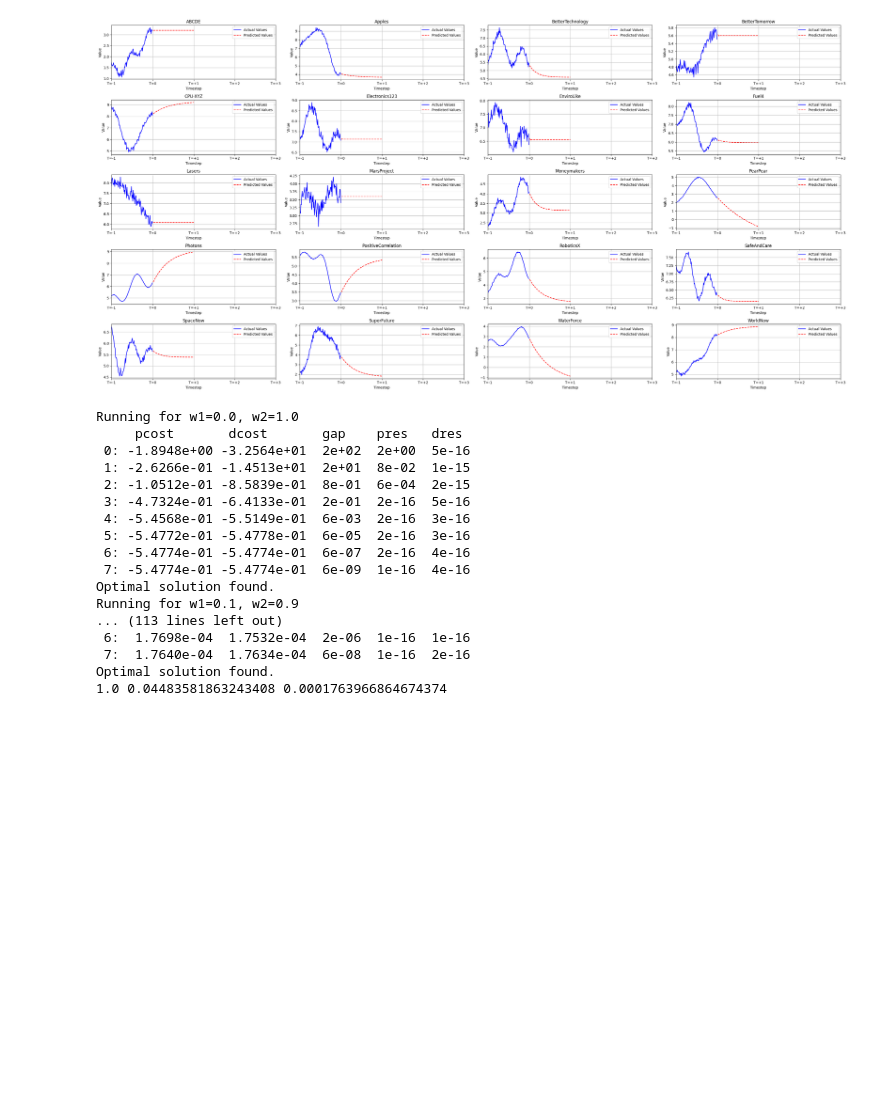
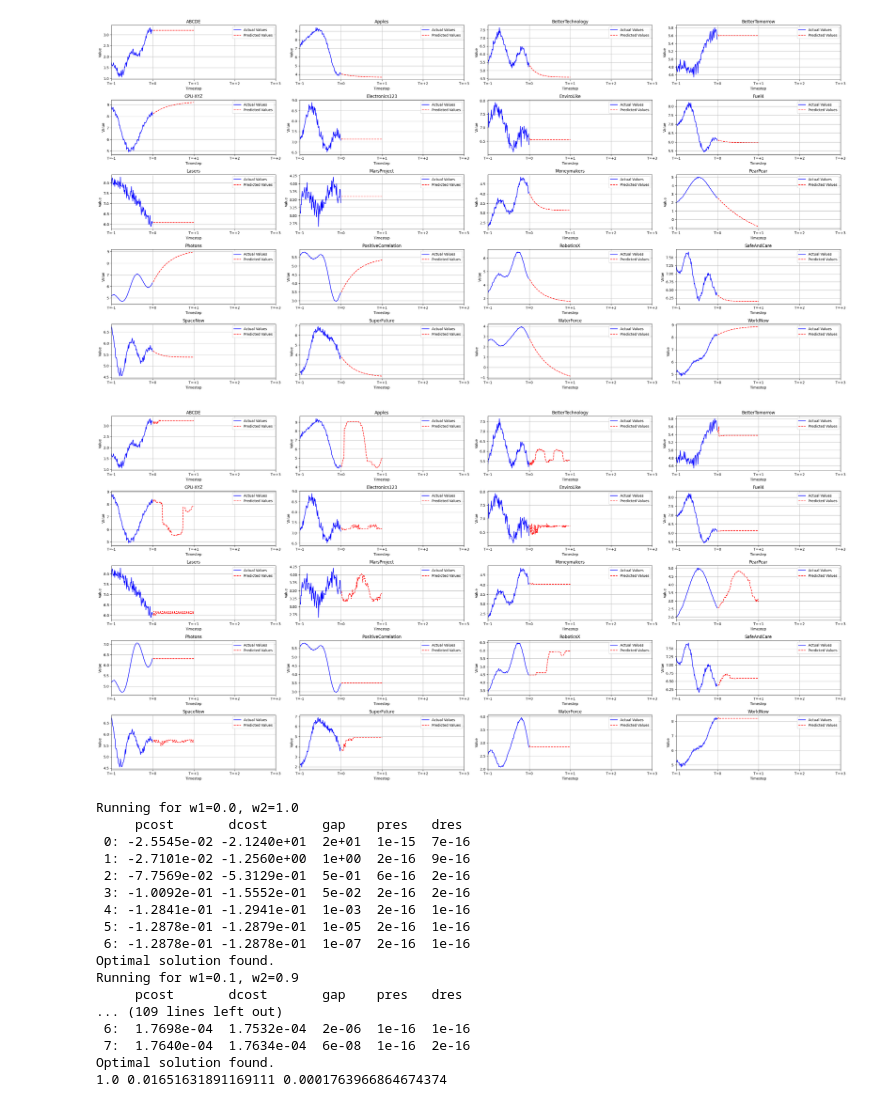
Before and after one commit to MatTheTab/MOO, a Jupyter notebook: Script1.ipynb, the cells around one changed output. Saved outputs shown, nothing was run; the diff lists cells and outputs as text; code cells hidden in the pictures; blank space fills up the shorter version.

```diff
--- a/Script1.ipynb
+++ b/Script1.ipynb
@@ -208,6 +208,14 @@ predictions = RMC.predict_arima()
 RMC.plot_predictions(val_range=201, predictions=predictions, figsize=(30, 15))
 # %% [output]
 [figure]
+# %%
+RMC = RegressionModelsCombined(data, window_size=50)
+RMC.create_X_y_windows()
+RMC.train_xgboost()
+predictions = RMC.predict_xgboost()
+RMC.plot_predictions(val_range=201, predictions=predictions, figsize=(30, 15))
+# %% [output]
+[figure, added]
 # %%
 risks = RMC.get_covariance_matrix()
 solver = Solver(data, predictions, risks)
@@ -216,21 +224,21 @@ solutions = solver.solve_wsm()
 # %% [output]
 Running for w1=0.0, w2=1.0
      pcost       dcost       gap    pres   dres
- 0: -1.8948e+00 -3.2564e+01  2e+02  2e+00  5e-16
- 1: -2.6266e-01 -1.4513e+01  2e+01  8e-02  1e-15
- 2: -1.0512e-01 -8.5839e-01  8e-01  6e-04  2e-15
- 3: -4.7324e-01 -6.4133e-01  2e-01  2e-16  5e-16
- 4: -5.4568e-01 -5.5149e-01  6e-03  2e-16  3e-16
- 5: -5.4772e-01 -5.4778e-01  6e-05  2e-16  3e-16
- 6: -5.4774e-01 -5.4774e-01  6e-07  2e-16  4e-16
- 7: -5.4774e-01 -5.4774e-01  6e-09  1e-16  4e-16
+ 0: -2.5545e-02 -2.1240e+01  2e+01  1e-15  7e-16
+ 1: -2.7101e-02 -1.2560e+00  1e+00  2e-16  9e-16
+ 2: -7.7569e-02 -5.3129e-01  5e-01  6e-16  2e-16
+ 3: -1.0092e-01 -1.5552e-01  5e-02  2e-16  2e-16
+ 4: -1.2841e-01 -1.2941e-01  1e-03  2e-16  1e-16
+ 5: -1.2878e-01 -1.2879e-01  1e-05  2e-16  1e-16
+ 6: -1.2878e-01 -1.2878e-01  1e-07  2e-16  1e-16
 Optimal solution found.
 Running for w1=0.1, w2=0.9
-... (113 lines left out)
+     pcost       dcost       gap    pres   dres
+... (109 lines left out)
  6:  1.7698e-04  1.7532e-04  2e-06  1e-16  1e-16
  7:  1.7640e-04  1.7634e-04  6e-08  1e-16  2e-16
 Optimal solution found.
-1.0 0.04483581863243408 0.0001763966864674374
+1.0 0.01651631891169111 0.0001763966864674374
 # %%
 solver.plot_sampled_decision_variables(20, 0.2)
 # %% [output]
```
Also changed, not shown: parts of 3 cells of this notebook, 1 other file.
